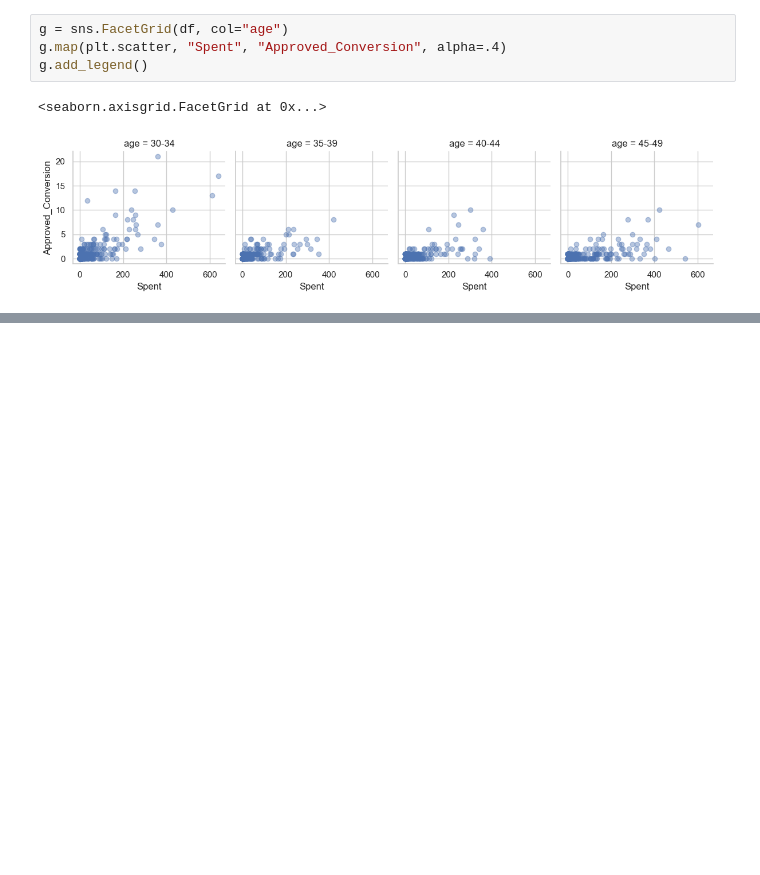
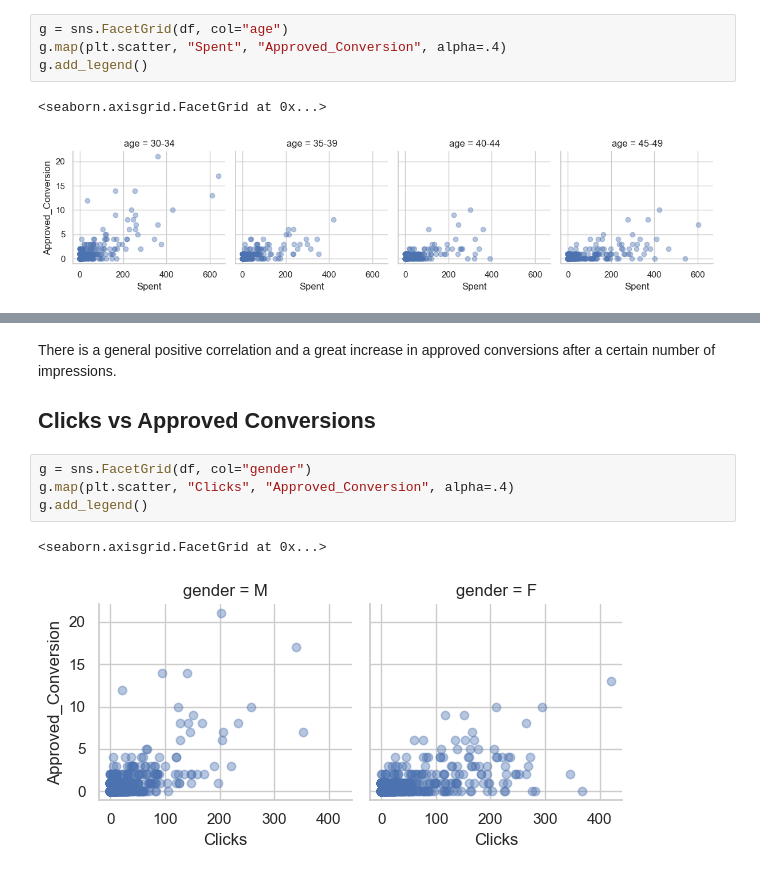
Before and after one commit to joela03/Marketing-EDA, a Jupyter notebook: marketing_eda.ipynb, the cells around one changed output, grey strips where cells are left out. Cells and saved outputs as stored; diff of their text form; blank space fills up the shorter version.

```diff
--- a/marketing_eda.ipynb
+++ b/marketing_eda.ipynb
@@ -310,0 +328,10 @@ g.add_legend()
+# %% [markdown]
+There is a general positive correlation and a great increase in approved conversions after a certain number of impressions.
+## Clicks vs Approved Conversions
+# %%
+g = sns.FacetGrid(df, col="gender")
+g.map(plt.scatter, "Clicks", "Approved_Conversion", alpha=.4)
+g.add_legend()
+# %% [output]
+<seaborn.axisgrid.FacetGrid at 0x...>
+[figure, added]
```
Also changed, not shown: parts of 6 cells of this notebook.
